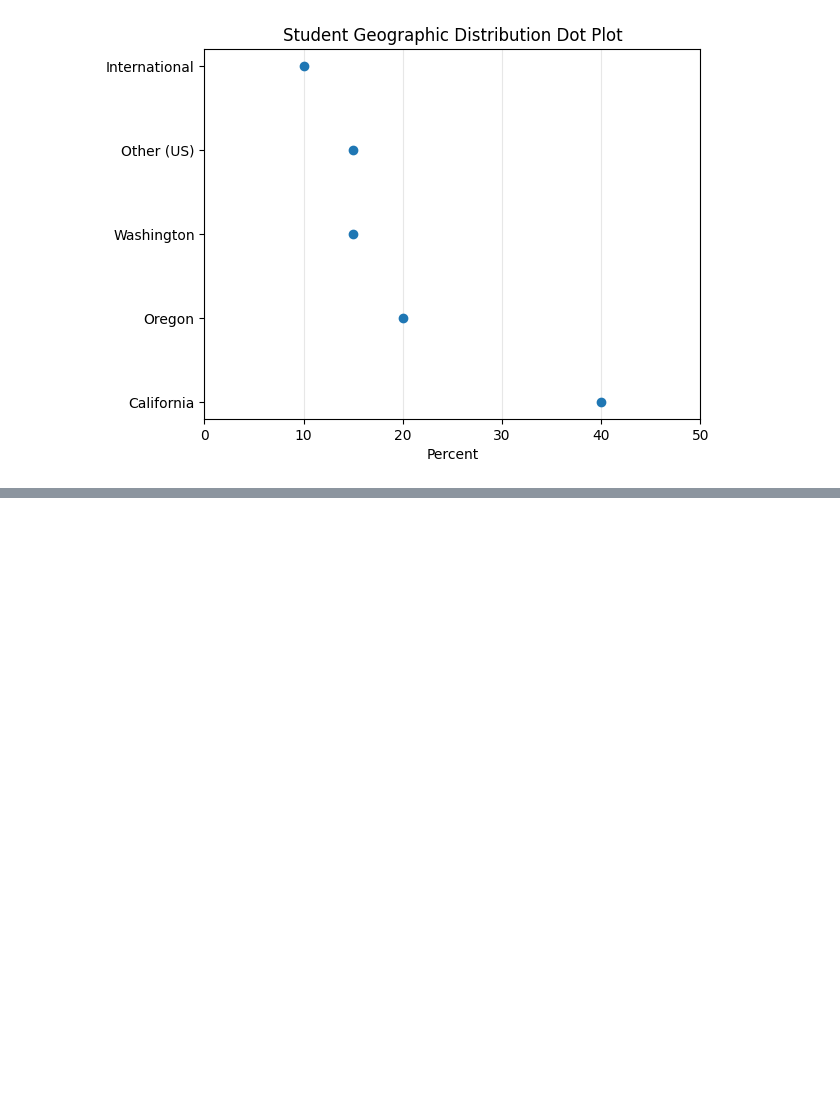
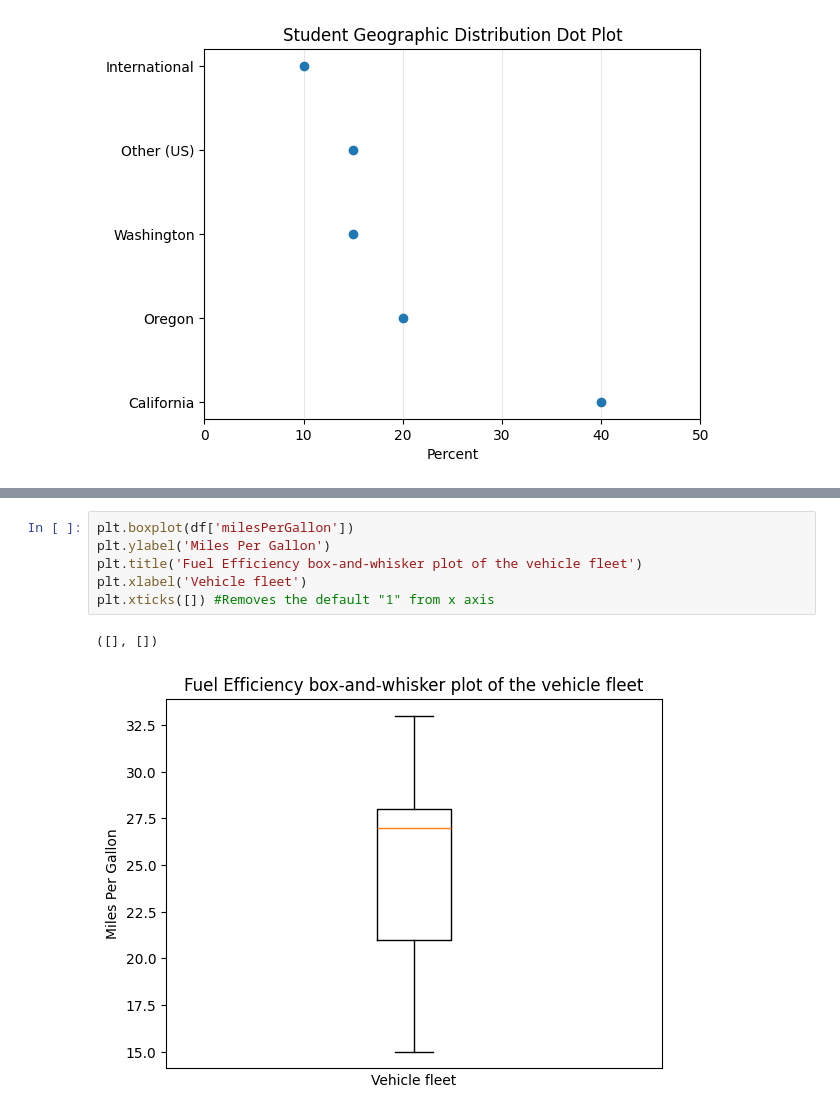
Before and after one commit to chrisryanleggett/AIML_Engineering_Porftolio, a Jupyter notebook: General statistics/PlottingExamples.ipynb, the cells around one changed output, grey strips where cells are left out. Cells and saved outputs as stored; diff of their text form; blank space fills up the shorter version.

```diff
--- a/General statistics/PlottingExamples.ipynb
+++ b/General statistics/PlottingExamples.ipynb
@@ -74,0 +132,9 @@ plt.show()
+# %%
+plt.boxplot(df['milesPerGallon'])
+plt.ylabel('Miles Per Gallon')
+plt.title('Fuel Efficiency box-and-whisker plot of the vehicle fleet')
+plt.xlabel('Vehicle fleet')
+plt.xticks([]) #Removes the default "1" from x axis
+# %% [output]
+([], [])
+[figure, added]
```
Also changed, not shown: parts of 8 cells of this notebook.
